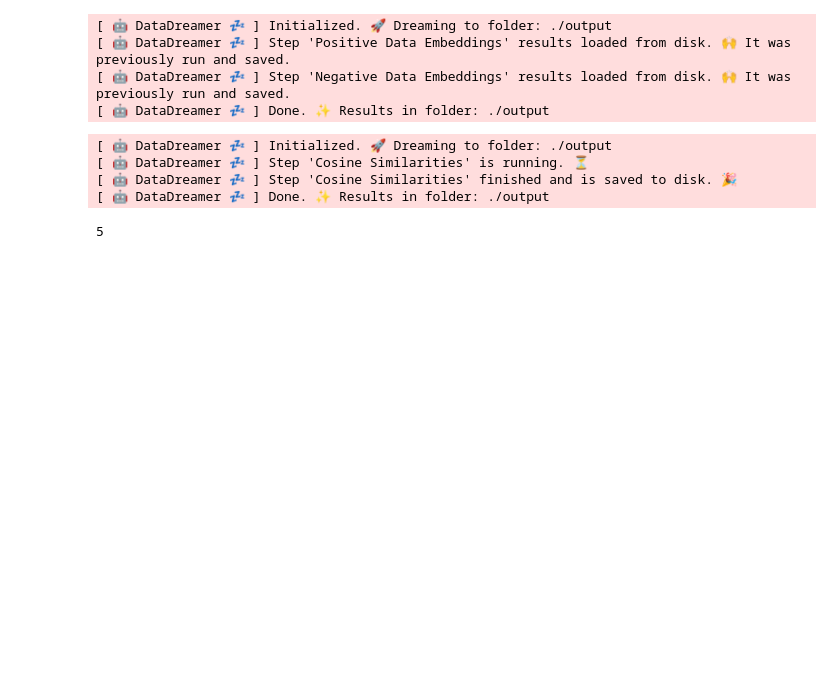
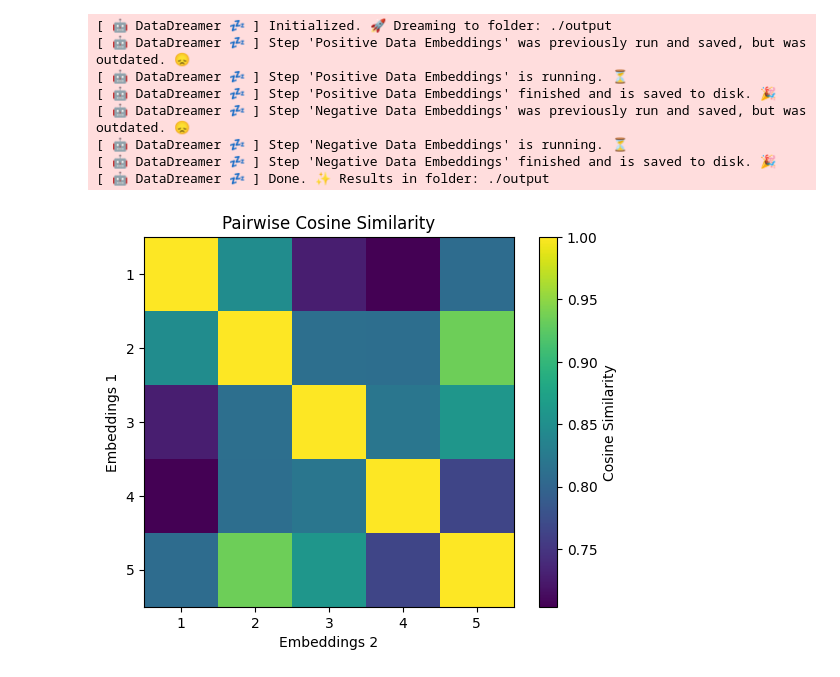
Before and after one commit to JustinSQiu/synthetic_data_probing, a Jupyter notebook: data_generation.ipynb, the cells around one changed output. Saved outputs shown, nothing was run; the diff lists cells and outputs as text; code cells hidden in the pictures; blank space fills up the shorter version.

```diff
--- a/data_generation.ipynb
+++ b/data_generation.ipynb
@@ -74,36 +76,52 @@ with DataDreamer("./output"):
             "embeddings": "embeddings"
         },
     )
+    '''
+    cos_sim = CosineSimilarity(
+		name = "Cosine Similarities",
+		inputs = {
+			"a": pos_data.output["sentences"],
+			"b": neg_data.output["sentences"]
+		},
+		args = {
+			"embedder": SentenceTransformersEmbedder(
+                model_name="AnnaWegmann/Style-Embedding"
+            )
+		},
+		outputs = {
+			"a": "pos_sentences",
+			"b": "neg_sentences",
+			"similarities": "cos_sim"
+		},
+	)
+    '''
 # %% [output]
 [ 🤖 DataDreamer 💤 ] Initialized. 🚀 Dreaming to folder: ./output
-[ 🤖 DataDreamer 💤 ] Step 'Positive Data Embeddings' results loaded from disk. 🙌 It was previously run and saved.
-[ 🤖 DataDreamer 💤 ] Step 'Negative Data Embeddings' results loaded from disk. 🙌 It was previously run and saved.
+[ 🤖 DataDreamer 💤 ] Step 'Positive Data Embeddings' was previously run and saved, but was outdated. 😞
+[ 🤖 DataDreamer 💤 ] Step 'Positive Data Embeddings' is running. ⏳
+[ 🤖 DataDreamer 💤 ] Step 'Positive Data Embeddings' finished and is saved to disk. 🎉
+[ 🤖 DataDreamer 💤 ] Step 'Negative Data Embeddings' was previously run and saved, but was outdated. 😞
+[ 🤖 DataDreamer 💤 ] Step 'Negative Data Embeddings' is running. ⏳
+[ 🤖 DataDreamer 💤 ] Step 'Negative Data Embeddings' finished and is saved to disk. 🎉
 [ 🤖 DataDreamer 💤 ] Done. ✨ Results in folder: ./output
-# %%
-with DataDreamer("./output"):
-	cos_sim = CosineSimilarity(
-		name = "Cosine Similarities",
-		inputs = {
-			"a": pos_embed.output["embeddings"],
-			"b": neg_embed.output["embeddings"]
-		},
-		args = {
-			"embedder": SentenceTransformersEmbedder(
-                model_name="AnnaWegmann/Style-Embedding"
-            )
-		},
-		outputs = {
-			"a": "pos_sentences",
-			"b": "neg_sentences",
-			"similarities": "cos_sim"
-		},
-	)
-# %% [output]
-[ 🤖 DataDreamer 💤 ] Initialized. 🚀 Dreaming to folder: ./output
-[ 🤖 DataDreamer 💤 ] Step 'Cosine Similarities' is running. ⏳
-[ 🤖 DataDreamer 💤 ] Step 'Cosine Similarities' finished and is saved to disk. 🎉
-[ 🤖 DataDreamer 💤 ] Done. ✨ Results in folder: ./output
-# %%
-print(cos_sim.output.num_rows)
-# %% [output]
-5
+# %%
+pos_embed_lst = [pos_embed.output["embeddings"][i] for i in range(pos_embed.output.num_rows)]
+neg_embed_lst = [neg_embed.output["embeddings"][i] for i in range(neg_embed.output.num_rows)]
+all_embed_lst = np.array(pos_embed_lst + neg_embed_lst)
+
+embed_lst_1 = pos_embed_lst
+embed_lst_2 = pos_embed_lst
+
+cosine_similarities = cosine_similarity(embed_lst_1, embed_lst_2)
+plt.imshow(cosine_similarities, cmap='viridis', interpolation='nearest')
+plt.colorbar(label='Cosine Similarity')
+plt.title('Pairwise Cosine Similarity')
+plt.xlabel('Embeddings 2')
+plt.ylabel('Embeddings 1')
+plt.xticks(ticks=np.arange(len(embed_lst_1)), labels=np.arange(1, len(embed_lst_1)+1))
+plt.yticks(ticks=np.arange(len(embed_lst_2)), labels=np.arange(1, len(embed_lst_2)+1))
+plt.show()
+np.fill_diagonal(cosine_similarities, np.nan)
+avg_cos_sim_both_pos = np.nanmean(cosine_similarities)
+# %% [output]
+[figure, added]
```
Also changed, not shown: parts of 5 cells of this notebook, 1 other file.
